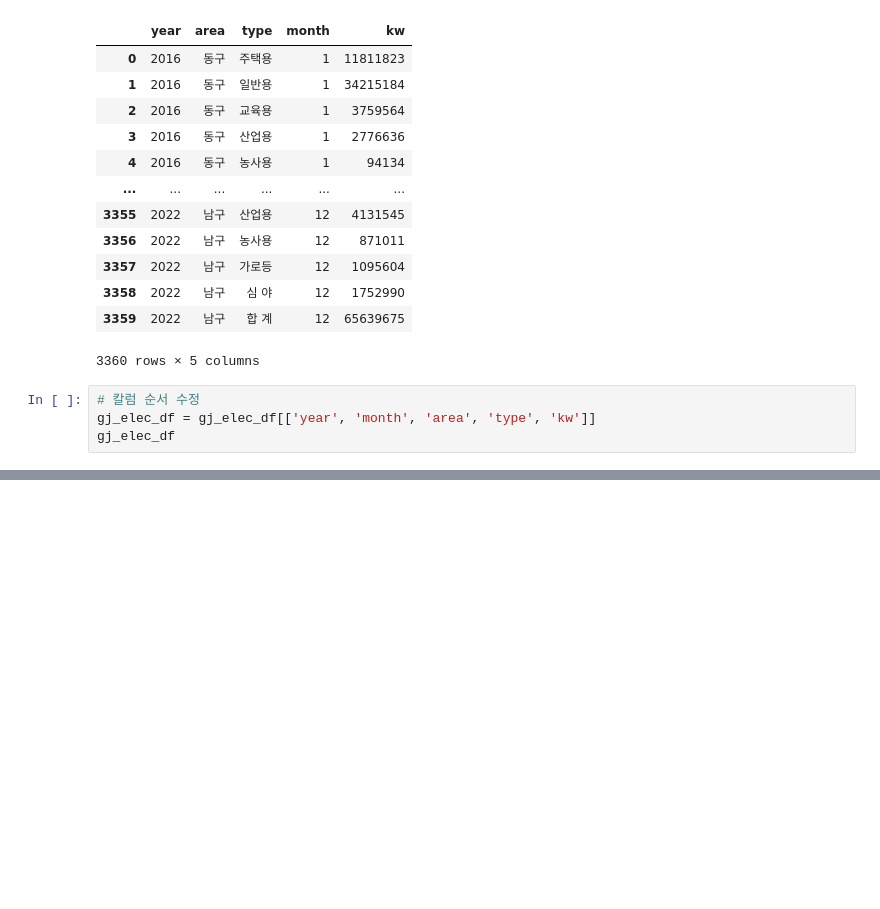
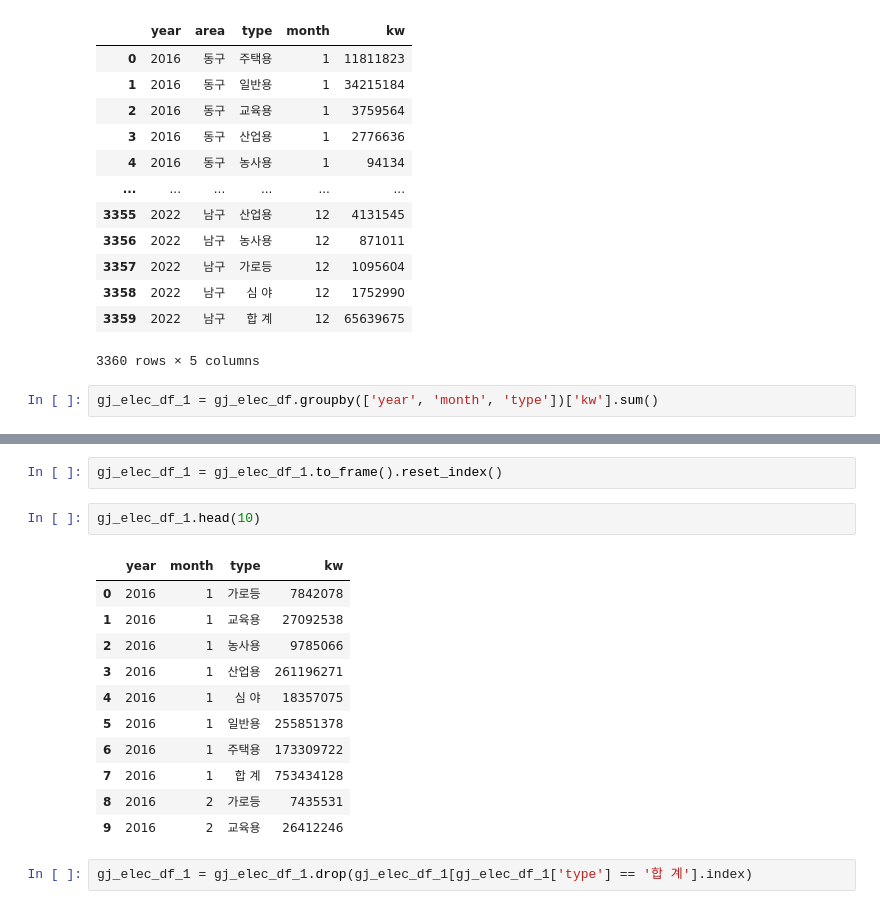
Before and after one commit to ThatHomr/Project_3, a Jupyter notebook: psj_reference/elec_16_22.ipynb, the cells around one changed output, grey strips where cells are left out. Drawn from its saved outputs; the diff is of its cells as text; blank space fills up the shorter version.

```diff
--- a/psj_reference/elec_16_22.ipynb
+++ b/psj_reference/elec_16_22.ipynb
@@ -89,6 +89,4 @@ gj_elec_df
 | 3359 | 2022 | 남구 | 합 계 | 12 | 65639675 |
 3360 rows × 5 columns
 # %%
-# 칼럼 순서 수정
-gj_elec_df = gj_elec_df[['year', 'month', 'area', 'type', 'kw']]
-gj_elec_df
+gj_elec_df_1 = gj_elec_df.groupby(['year', 'month', 'type'])['kw'].sum()
@@ -212,0 +108,18 @@ gj_elec_df.to_csv("gj_elec_df.csv")
+# %%
+gj_elec_df_1 = gj_elec_df_1.to_frame().reset_index()
+# %%
+gj_elec_df_1.head(10)
+# %% [output]
+|  | year | month | type | kw |
+| 0 | 2016 | 1 | 가로등 | 7842078 |
+| 1 | 2016 | 1 | 교육용 | 27092538 |
+| 2 | 2016 | 1 | 농사용 | 9785066 |
+| 3 | 2016 | 1 | 산업용 | 261196271 |
+| 4 | 2016 | 1 | 심 야 | 18357075 |
+| 5 | 2016 | 1 | 일반용 | 255851378 |
+| 6 | 2016 | 1 | 주택용 | 173309722 |
+| 7 | 2016 | 1 | 합 계 | 753434128 |
+| 8 | 2016 | 2 | 가로등 | 7435531 |
+| 9 | 2016 | 2 | 교육용 | 26412246 |
+# %%
+gj_elec_df_1 = gj_elec_df_1.drop(gj_elec_df_1[gj_elec_df_1['type'] == '합 계'].index)
```
Also changed, not shown: parts of 18 cells of this notebook, 2 other files.
